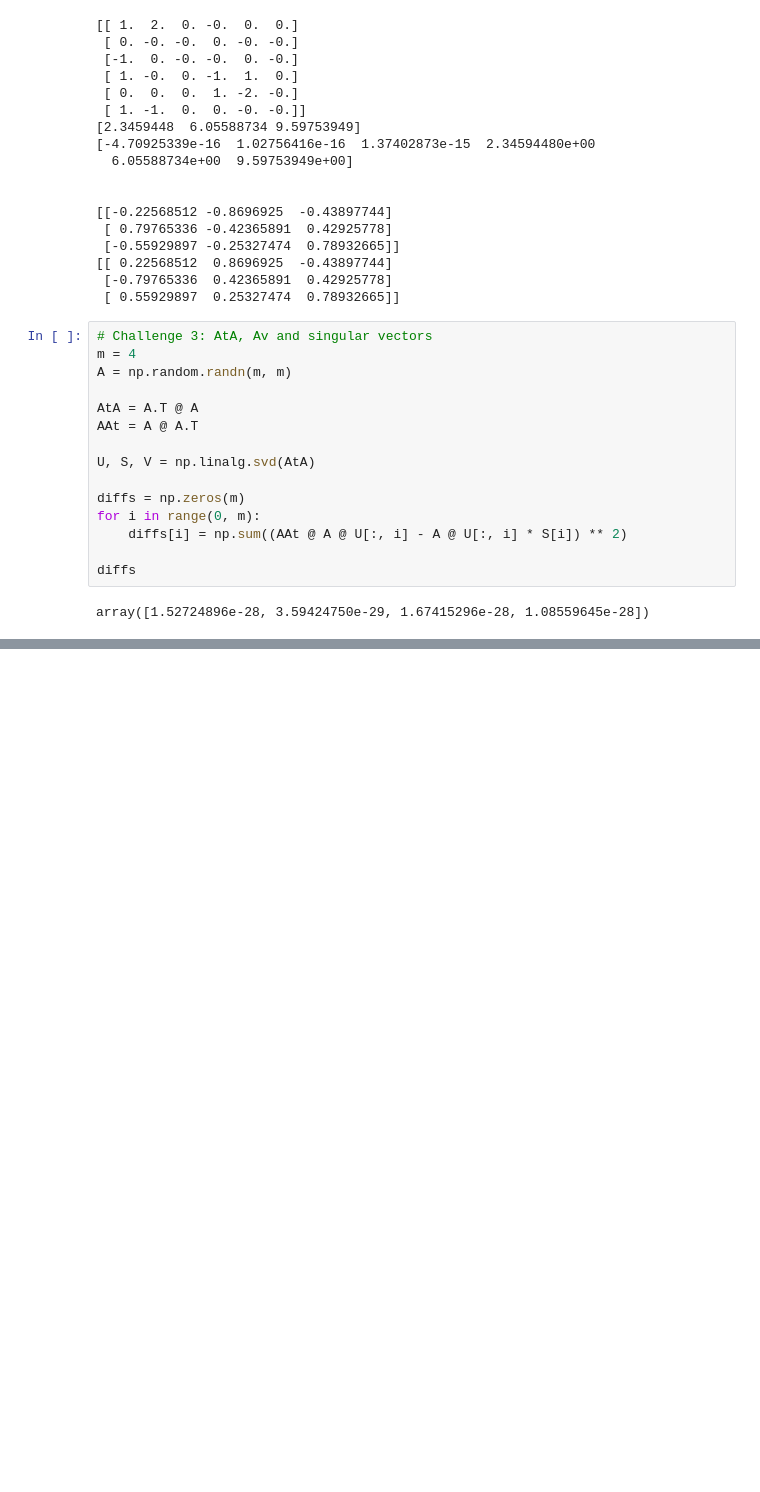
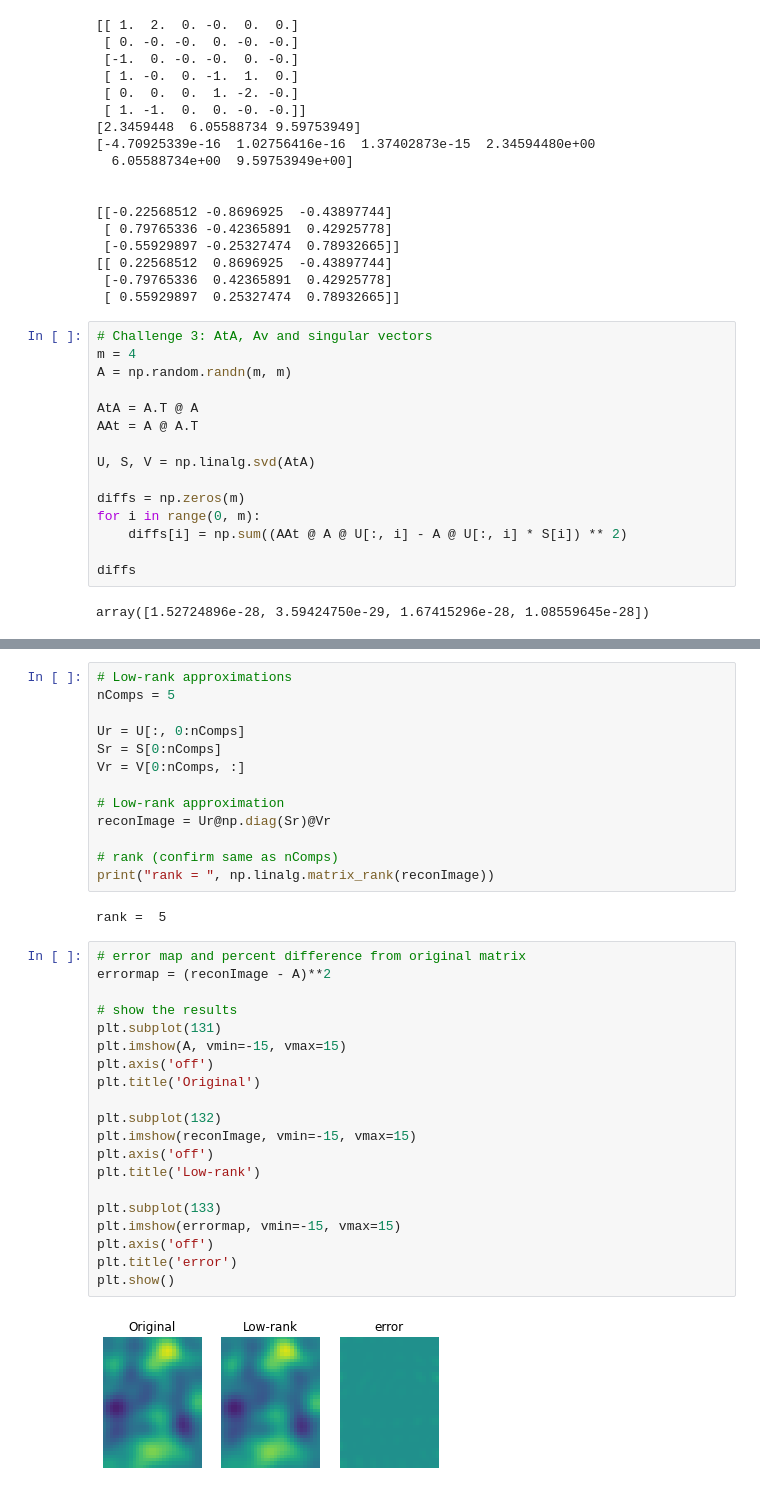
Before and after one commit to alindumitru25/linearalgebra, a Jupyter notebook: svd_idk.ipynb, the cells around one changed output, grey strips where cells are left out. Cells and saved outputs as stored; diff of their text form; blank space fills up the shorter version.

```diff
--- a/svd_idk.ipynb
+++ b/svd_idk.ipynb
@@ -200,0 +217,37 @@ for i in range(0, 5):
+# %%
+# Low-rank approximations
+nComps = 5
+
+Ur = U[:, 0:nComps]
+Sr = S[0:nComps]
+Vr = V[0:nComps, :]
+
+# Low-rank approximation
+reconImage = Ur@np.diag(Sr)@Vr
+
+# rank (confirm same as nComps)
+print("rank = ", np.linalg.matrix_rank(reconImage))
+# %% [output]
+rank =  5
+# %%
+# error map and percent difference from original matrix
+errormap = (reconImage - A)**2
+
+# show the results
+plt.subplot(131)
+plt.imshow(A, vmin=-15, vmax=15)
+plt.axis('off')
+plt.title('Original')
+
+plt.subplot(132)
+plt.imshow(reconImage, vmin=-15, vmax=15)
+plt.axis('off')
+plt.title('Low-rank')
+
+plt.subplot(133)
+plt.imshow(errormap, vmin=-15, vmax=15)
+plt.axis('off')
+plt.title('error')
+plt.show()
+# %% [output]
+[figure, added]
```
Also changed, not shown: parts of 8 cells of this notebook.
